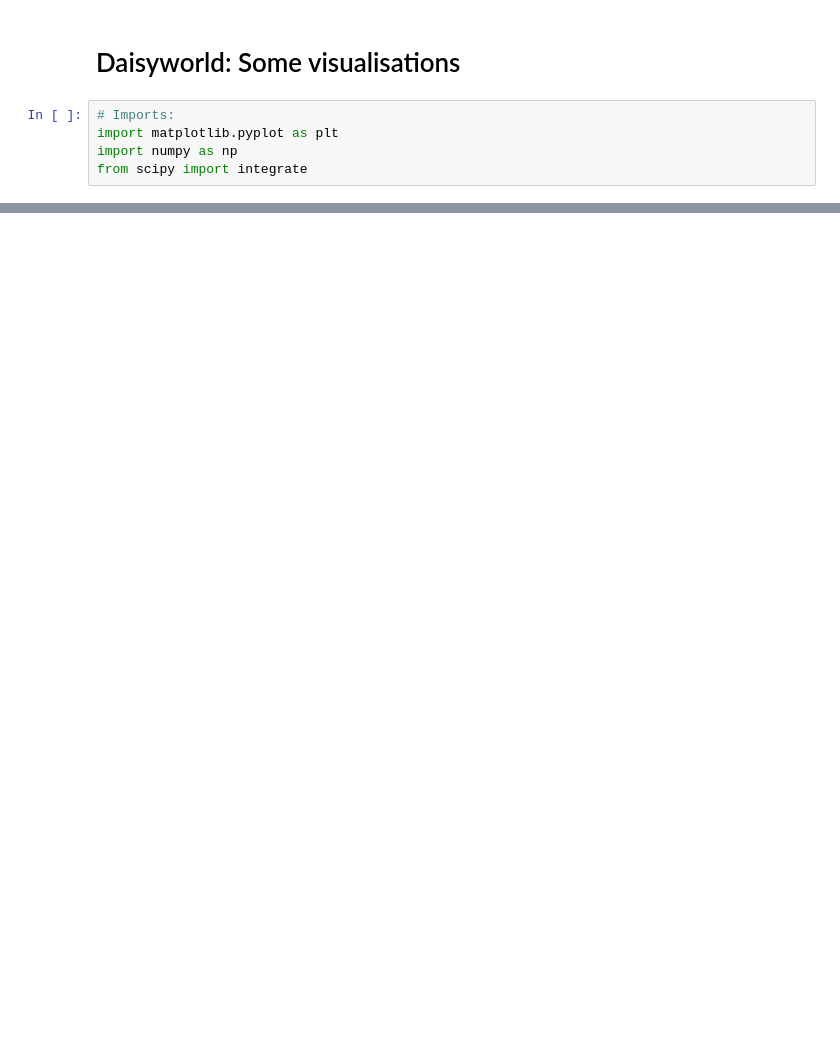
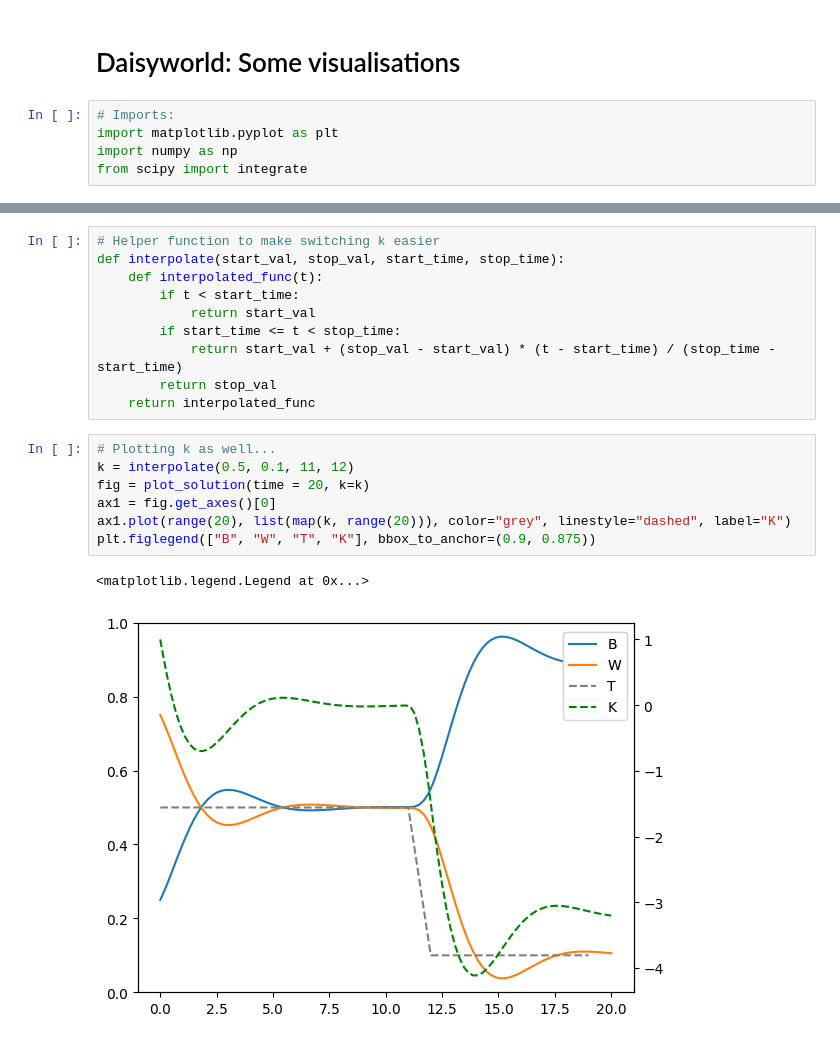
Before and after one commit to samJcrawford/daisyworld, a Jupyter notebook: daisyworld.ipynb, the cells around one changed output, grey strips where cells are left out. Drawn from its saved outputs; the diff is of its cells as text; blank space fills up the shorter version.

Commit message:
Added some interactivity and helper functions

```diff
--- a/daisyworld.ipynb
+++ b/daisyworld.ipynb
@@ -40,0 +57,20 @@ plt.show()
+# %%
+# Helper function to make switching k easier
+def interpolate(start_val, stop_val, start_time, stop_time):
+    def interpolated_func(t):
+        if t < start_time:
+            return start_val
+        if start_time <= t < stop_time:
+            return start_val + (stop_val - start_val) * (t - start_time) / (stop_time - start_time)
+        return stop_val
+    return interpolated_func
+# %%
+# Plotting k as well...
+k = interpolate(0.5, 0.1, 11, 12)
+fig = plot_solution(time = 20, k=k)
+ax1 = fig.get_axes()[0]
+ax1.plot(range(20), list(map(k, range(20))), color="grey", linestyle="dashed", label="K")
+plt.figlegend(["B", "W", "T", "K"], bbox_to_anchor=(0.9, 0.875))
+# %% [output]
+<matplotlib.legend.Legend at 0x...>
+[figure, added]
```
Also changed, not shown: parts of 5 cells of this notebook.
